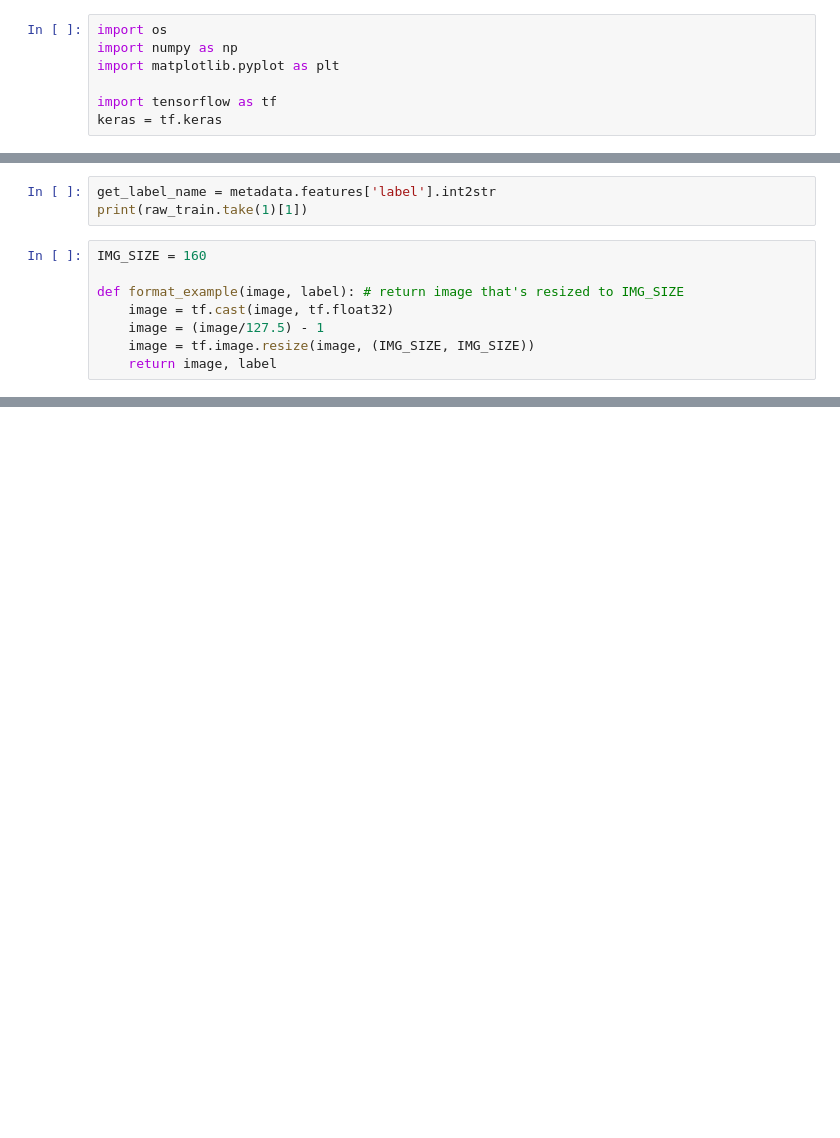
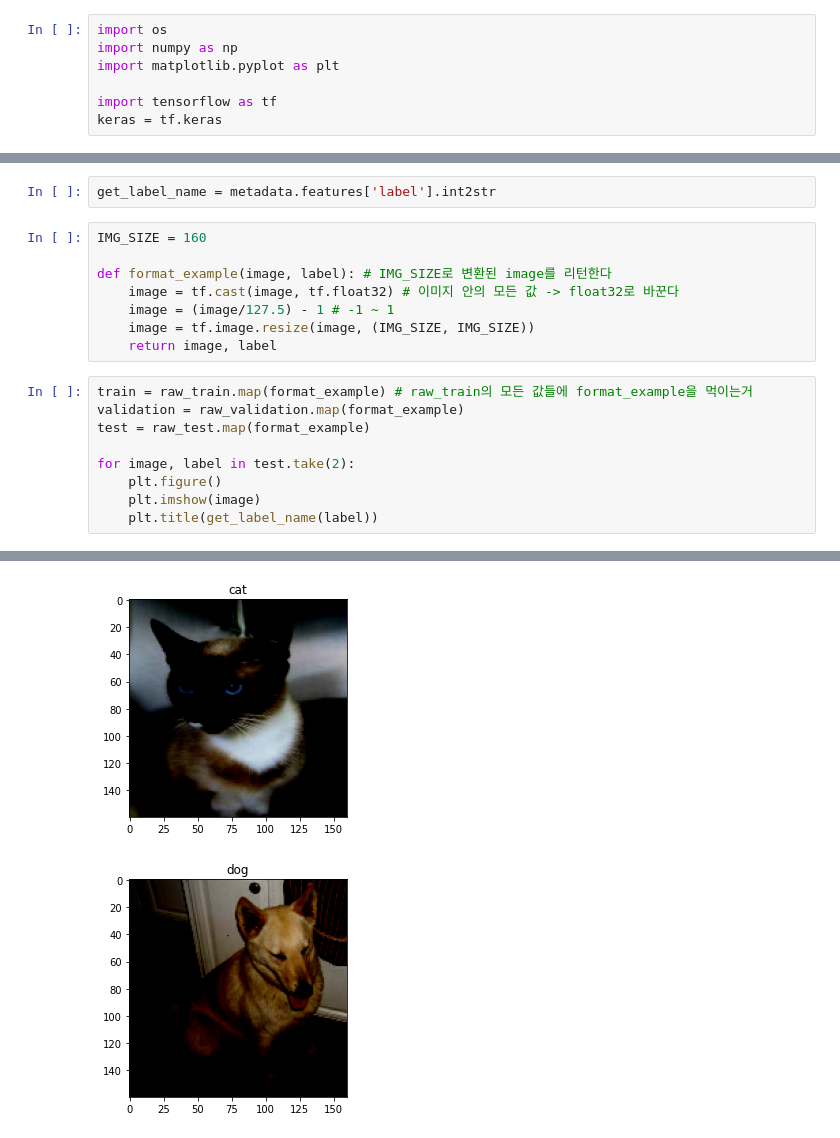
Before and after one commit to TableYee/StudyStuff, a Jupyter notebook: TensorFlow/fine_tuning.ipynb, the cells around one changed output, grey strips where cells are left out. Saved outputs shown, nothing was run; the diff lists cells and outputs as text; blank space fills up the shorter version.

```diff
--- a/TensorFlow/fine_tuning.ipynb
+++ b/TensorFlow/fine_tuning.ipynb
@@ -21,11 +20,20 @@ Downloading and preparing dataset 786.68 MiB (download: 786.68 MiB, generated: U
 # %%
 get_label_name = metadata.features['label'].int2str
-print(raw_train.take(1)[1])
 # %%
 IMG_SIZE = 160
 
-def format_example(image, label): # return image that's resized to IMG_SIZE
-    image = tf.cast(image, tf.float32)
-    image = (image/127.5) - 1
+def format_example(image, label): # IMG_SIZE로 변환된 image를 리턴한다
+    image = tf.cast(image, tf.float32) # 이미지 안의 모든 값 -> float32로 바꾼다
+    image = (image/127.5) - 1 # -1 ~ 1
     image = tf.image.resize(image, (IMG_SIZE, IMG_SIZE))
     return image, label
+# %%
+train = raw_train.map(format_example) # raw_train의 모든 값들에 format_example을 먹이는거
+validation = raw_validation.map(format_example)
+test = raw_test.map(format_example)
+
+for image, label in test.take(2):
+    plt.figure()
+    plt.imshow(image)
+    plt.title(get_label_name(label))
+# %% [output]
@@ -31,0 +42,2 @@ def format_example(image, label): # return image that's resized to IMG_SIZE
+[figure, added]
+[figure, added]
```
Also changed, not shown: parts of 14 cells of this notebook, 7 other files.
